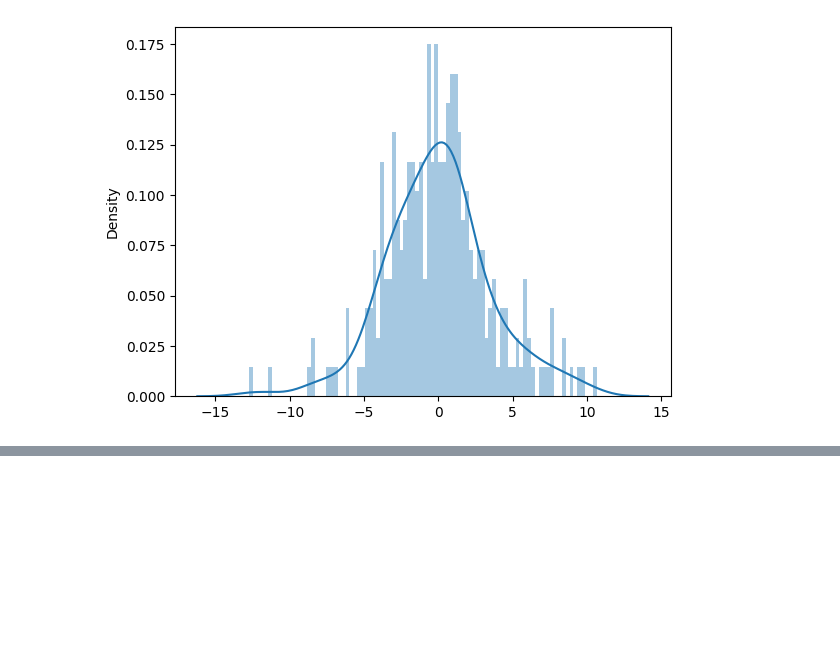
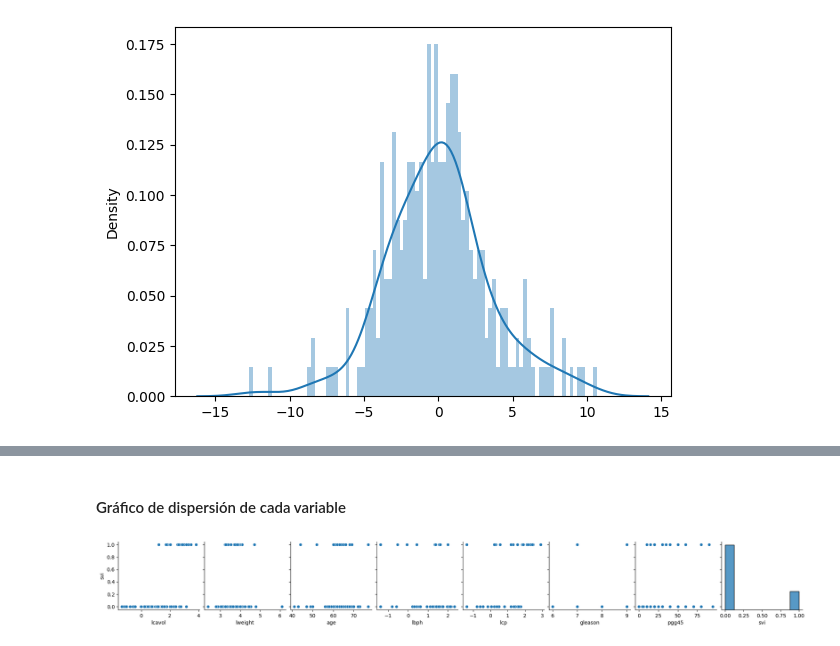
Before and after one commit to lldavico/msc-data-science-puc-2023, a Jupyter notebook: Bimestre 3/Aprendizaje Estadístico y Computacional/Semana 2/tarea1.ipynb, the cells around one changed output, grey strips where cells are left out. Saved outputs shown, nothing was run; the diff lists cells and outputs as text; code cells hidden in the pictures; blank space fills up the shorter version.

```diff
--- a/Bimestre 3/Aprendizaje Estadístico y Computacional/Semana 2/tarea1.ipynb
+++ b/Bimestre 3/Aprendizaje Estadístico y Computacional/Semana 2/tarea1.ipynb
@@ -738,0 +898,7 @@ https://gist.github.com/mwaskom/de44147ed2974457ad6372750bbe5751
+# %% [markdown]
+#### Gráfico de dispersión de cada variable
+# %%
+sns.pairplot(data=df_train_prostate, y_vars=target_prostate)
+plt.show()
+# %% [output]
+[figure, added]
```
Also changed, not shown: parts of 60 cells of this notebook, 4 other files.
